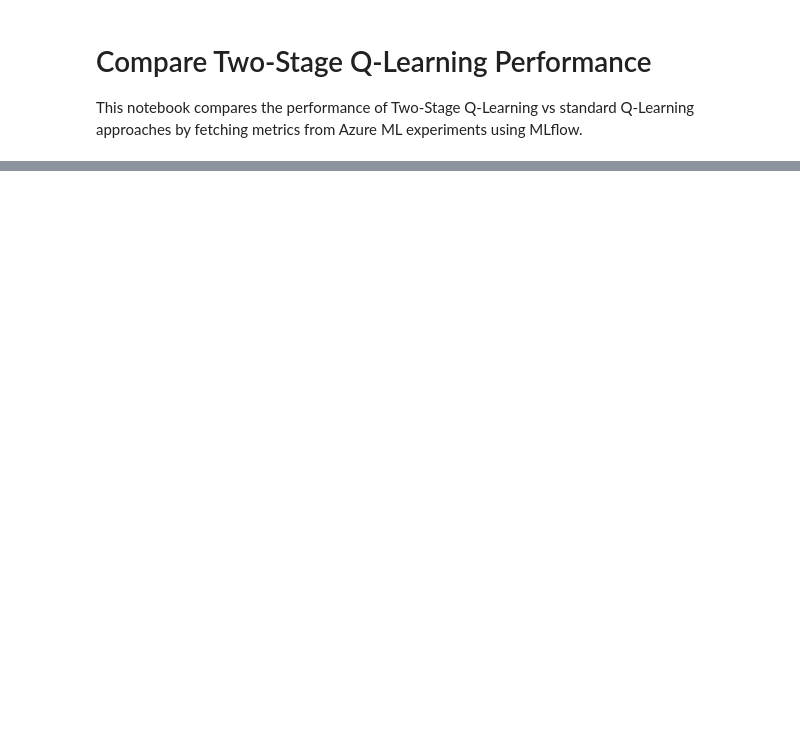
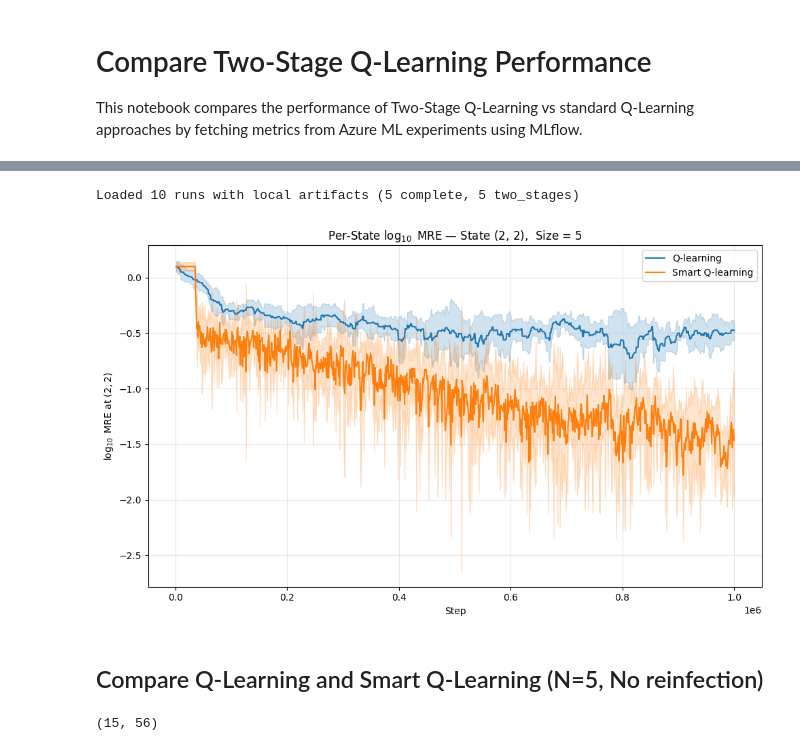
Before and after one commit to ccarballolozano/epidemic-models-rl, a Jupyter notebook: experiments/Compare_Two_Stage_Q_Learning_Performance.ipynb, the cells around one changed output, grey strips where cells are left out. Cells and saved outputs as stored; diff of their text form; code cells hidden in the pictures; blank space fills up the shorter version.

```diff
--- a/experiments/Compare_Two_Stage_Q_Learning_Performance.ipynb
+++ b/experiments/Compare_Two_Stage_Q_Learning_Performance.ipynb
@@ -530,0 +131,37 @@ Q-learning: 5 runs | Smart Q-learning: 5 runs
+# %%
+# Load per-state errors for all runs in runs_size_5 that have downloaded artifacts
+per_state_errors_5 = {}
+for _, row in tqdm(runs_size_5.iterrows(), total=len(runs_size_5)):
+    errors = load_run_state_errors(row["run_id"])
+    if errors is not None:
+        per_state_errors_5[row["run_id"]] = {
+            "learn_mode": row["tags.learn_mode"],
+            "errors": errors,
+        }
+
+n_complete = sum(1 for v in per_state_errors_5.values() if v["learn_mode"] == "complete")
+n_two_stages = sum(1 for v in per_state_errors_5.values() if v["learn_mode"] == "two_stages")
+print(
+    f"Loaded {len(per_state_errors_5)} runs with local artifacts "
+    f"({n_complete} complete, {n_two_stages} two_stages)"
+)
+# %% [output]
+Loaded 10 runs with local artifacts (5 complete, 5 two_stages)
+# %%
+# ── Choose any valid state (m_s + m_i <= size) and run this cell ──
+m_s, m_i = 2,2
+plot_per_state_error(per_state_errors_5, m_s, m_i, size_label="Size = 5")
+plt.show()
+# %% [output]
+[figure, added]
+# %% [markdown]
+## Compare Q-Learning and Smart Q-Learning (N=5, No reinfection)
+# %%
+runs_size_5_no_reinf = mlflow.search_runs(
+    experiment_ids=[experiment.experiment_id],
+    filter_string="tags.run_group = 'q_learning_5_noreinf' or tags.run_group = 'smart_5_noreinf'",
+    order_by=["start_time DESC"],
+)
+runs_size_5_no_reinf.shape
+# %% [output]
+(15, 56)
```
Also changed, not shown: parts of 52 cells of this notebook, 5 other files.
